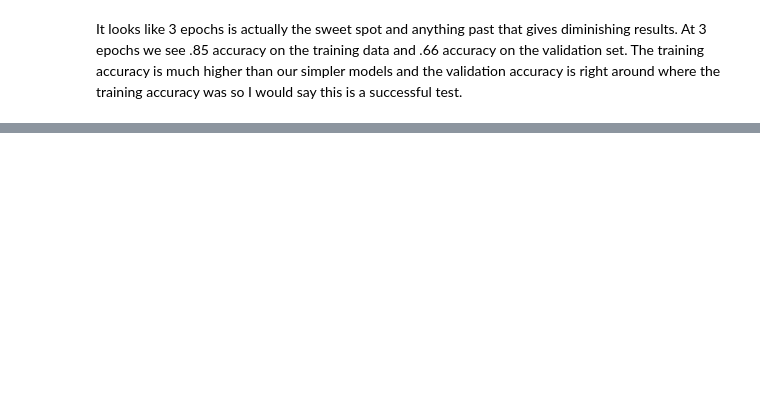
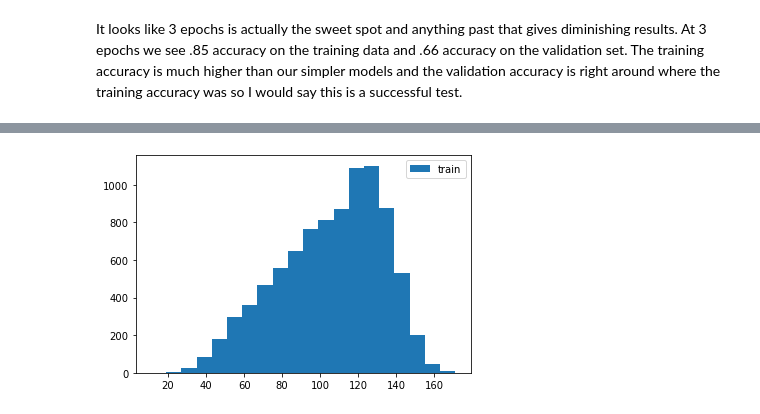
Before and after one commit to CassidyExum/NLP-Sentiment-Analysis, a Jupyter notebook: NLP and Sentiment Analysis.ipynb, the cells around one changed output, grey strips where cells are left out. Cells and saved outputs as stored; diff of their text form; code cells hidden in the pictures; blank space fills up the shorter version.

```diff
--- a/NLP and Sentiment Analysis.ipynb
+++ b/NLP and Sentiment Analysis.ipynb
@@ -791,7 +937,7 @@ from keras.preprocessing import text, sequence
 # %%
 #Data cleaning from the start, but shorter
 
-nn_df = pd.read_csv('data-Copy1.csv', engine='python')
+nn_df = pd.read_csv('Data/data.csv', engine='python')
 nn_df.columns = ['tweet', 'subject', 'emotion']
 nn_df = nn_df.drop(unknowns_df.index.tolist())
 nn_df = nn_df.dropna(subset=['tweet'])
@@ -881,0 +1069,6 @@ It looks like 3 epochs is actually the sweet spot and anything past that gives d
+# %%
+plt.hist(nn_df['tweet'].str.len(), bins=20, label='train')
+plt.legend()
+plt.show()
+# %% [output]
+[figure, added]
```
Also changed, not shown: parts of 70 cells of this notebook.
